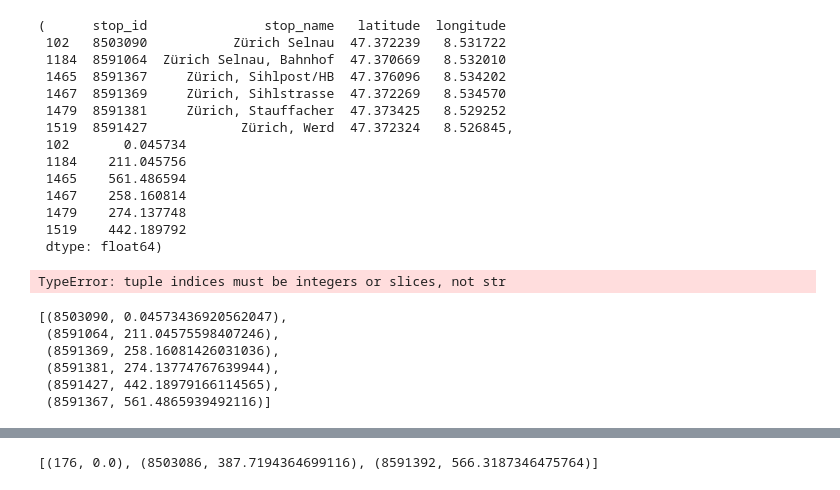
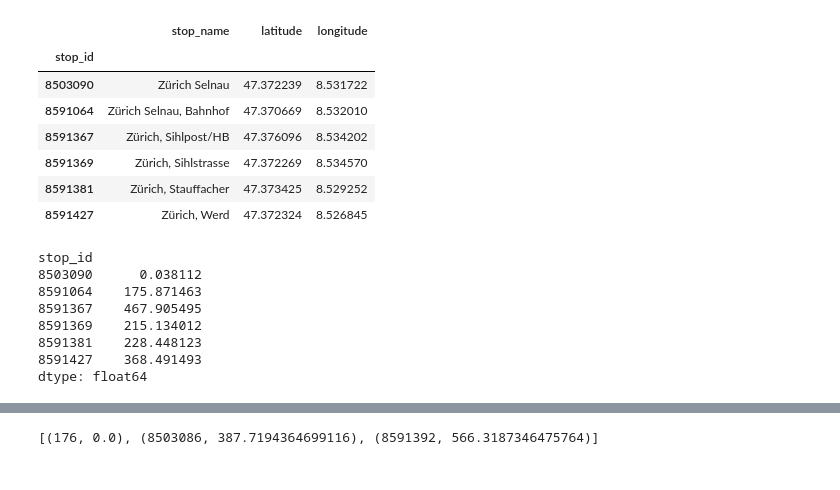
Before and after one commit to michaelroust/stochastic-journey-planner, a Jupyter notebook: notebooks/walking.ipynb, the cells around one changed output, grey strips where cells are left out. Saved outputs shown, nothing was run; the diff lists cells and outputs as text; code cells hidden in the pictures.

```diff
--- a/notebooks/walking.ipynb
+++ b/notebooks/walking.ipynb
@@ -57,36 +39,29 @@ df_stops
 # %%
 pos = (ZURICH_HB_LAT, ZURICH_HB_LON)
 
-# filter_stops_by_distance(df_stops, pos, 500)
-df_close_stops = stops_in_walking_distance(df_stops, pos)
+df_close_stops, df_dist = filter_stops_by_distance(df_stops, pos, 500)
+
 df_close_stops
+
+# df_close_stops = stops_in_walking_distance(df_stops, pos)
+# df_close_stops
 # %% [output]
-(      stop_id               stop_name   latitude  longitude
- 102   8503090           Zürich Selnau  47.372239   8.531722
- 1184  8591064  Zürich Selnau, Bahnhof  47.370669   8.532010
- 1465  8591367     Zürich, Sihlpost/HB  47.376096   8.534202
- 1467  8591369     Zürich, Sihlstrasse  47.372269   8.534570
- 1479  8591381     Zürich, Stauffacher  47.373425   8.529252
- 1519  8591427            Zürich, Werd  47.372324   8.526845,
- 102       0.045734
- 1184    211.045756
- 1465    561.486594
- 1467    258.160814
- 1479    274.137748
- 1519    442.189792
- dtype: float64)
+|  | stop_name | latitude | longitude |
+| stop_id |  |  |  |
+| 8503090 | Zürich Selnau | 47.372239 | 8.531722 |
+| 8591064 | Zürich Selnau, Bahnhof | 47.370669 | 8.532010 |
+| 8591367 | Zürich, Sihlpost/HB | 47.376096 | 8.534202 |
+| 8591369 | Zürich, Sihlstrasse | 47.372269 | 8.534570 |
+| 8591381 | Zürich, Stauffacher | 47.373425 | 8.529252 |
+| 8591427 | Zürich, Werd | 47.372324 | 8.526845 |
-# %%
-a=df_close_stops['walk_time'].copy()
-a.sort_values(inplace=True)
-a
-# %% [output]
-TypeError: tuple indices must be integers or slices, not str
-# %%
-list(zip(a.index.values, a.values))
-# %% [output]
-[(8503090, 0.04573436920562047),
- (8591064, 211.04575598407246),
- (8591369, 258.16081426031036),
- (8591381, 274.13774767639944),
- (8591427, 442.18979166114565),
- (8591367, 561.4865939492116)]
+# %%
+df_dist
+# %% [output]
+stop_id
+8503090      0.038112
+8591064    175.871463
+8591367    467.905495
+8591369    215.134012
+8591381    228.448123
+8591427    368.491493
+dtype: float64
```
Also changed, not shown: parts of 13 cells of this notebook, 1 other file.
